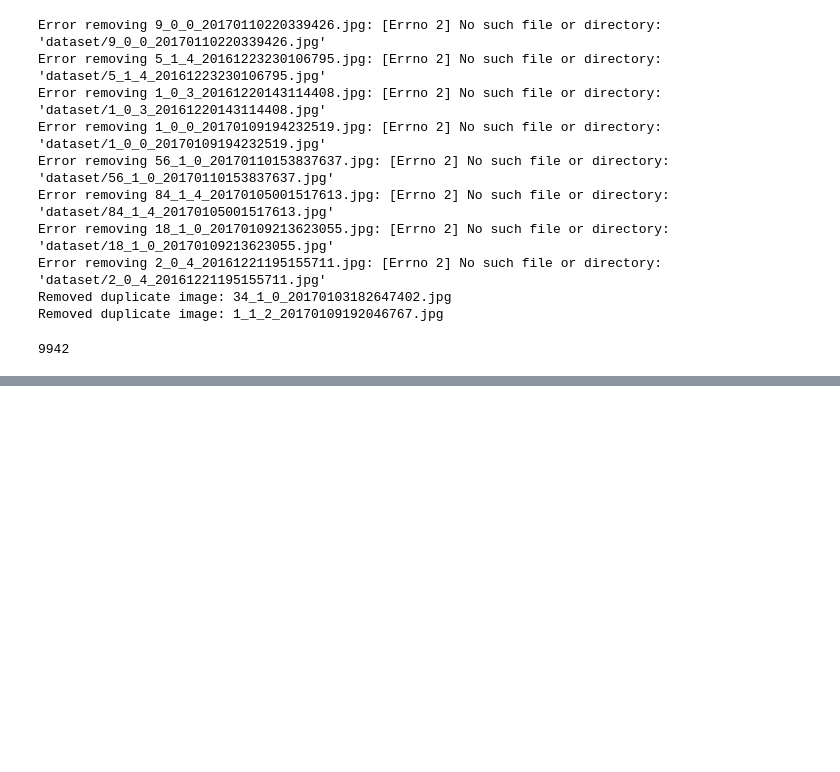
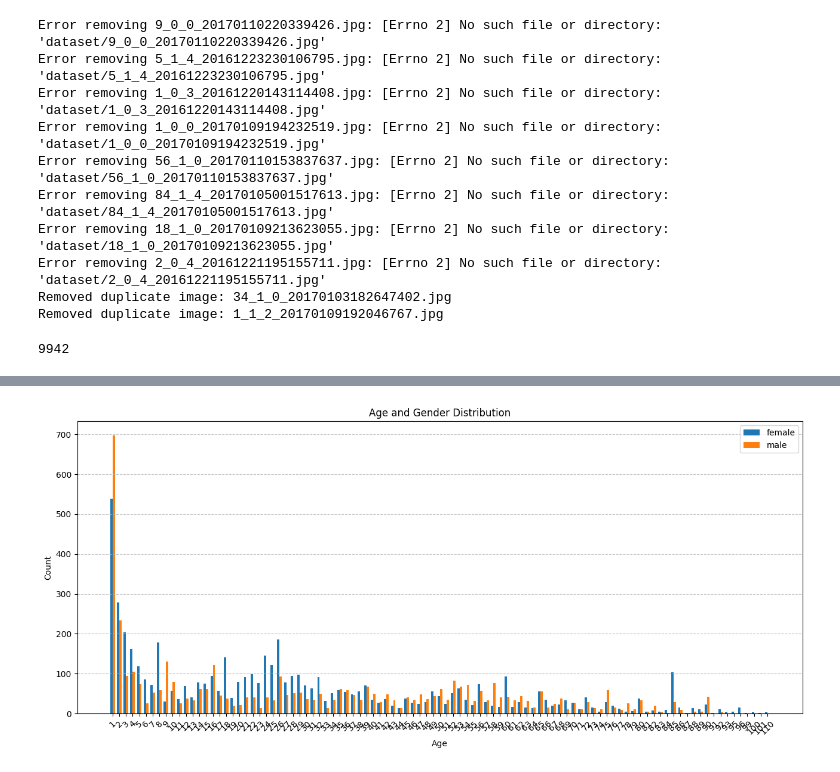
Before and after one commit to shindevaish/age_gender_classifier_cnn, a Jupyter notebook: data_cleaning.ipynb, the cells around one changed output, grey strips where cells are left out. Drawn from its saved outputs; the diff is of its cells as text; code cells hidden in the pictures; blank space fills up the shorter version.

```diff
--- a/data_cleaning.ipynb
+++ b/data_cleaning.ipynb
@@ -260,0 +309,5 @@ len(dataset)
+# %%
+age_gender_counter_keys = age_gender_counter.keys()
+age_gender_counter_values = age_gender_counter.values()
+
+age, counts = zip(*sorted(zip(age_gender_counter_keys, age_gender_counter_values)))
@@ -260,0 +319,28 @@ len(dataset)
+# %%
+ages = sorted(set(age for age, _ in age_gender_counter.keys()))
+genders = sorted(set(gender for _, gender in age_gender_counter.keys()))
+
+# Create count arrays for each gender
+gender_counts = {gender: [age_gender_counter.get((age, gender), 0) for age in ages] for gender in genders}
+
+# Plot settings
+x = np.arange(len(ages))
+bar_width = 0.35
+
+plt.figure(figsize=(13, 6))
+
+# Plot bars for each gender
+for i, gender in enumerate(genders):
+    plt.bar(x + i*bar_width, gender_counts[gender], width=bar_width, label=gender)
+
+# Labels and formatting
+plt.xlabel('Age')
+plt.ylabel('Count')
+plt.title('Age and Gender Distribution')
+plt.xticks(x + bar_width/2, ages, rotation=45)
+plt.legend()
+plt.grid(axis='y', linestyle='--', alpha=0.7)
+plt.tight_layout()
+plt.show()
+# %% [output]
+[figure, added]
```
Also changed, not shown: parts of 7 cells of this notebook.
